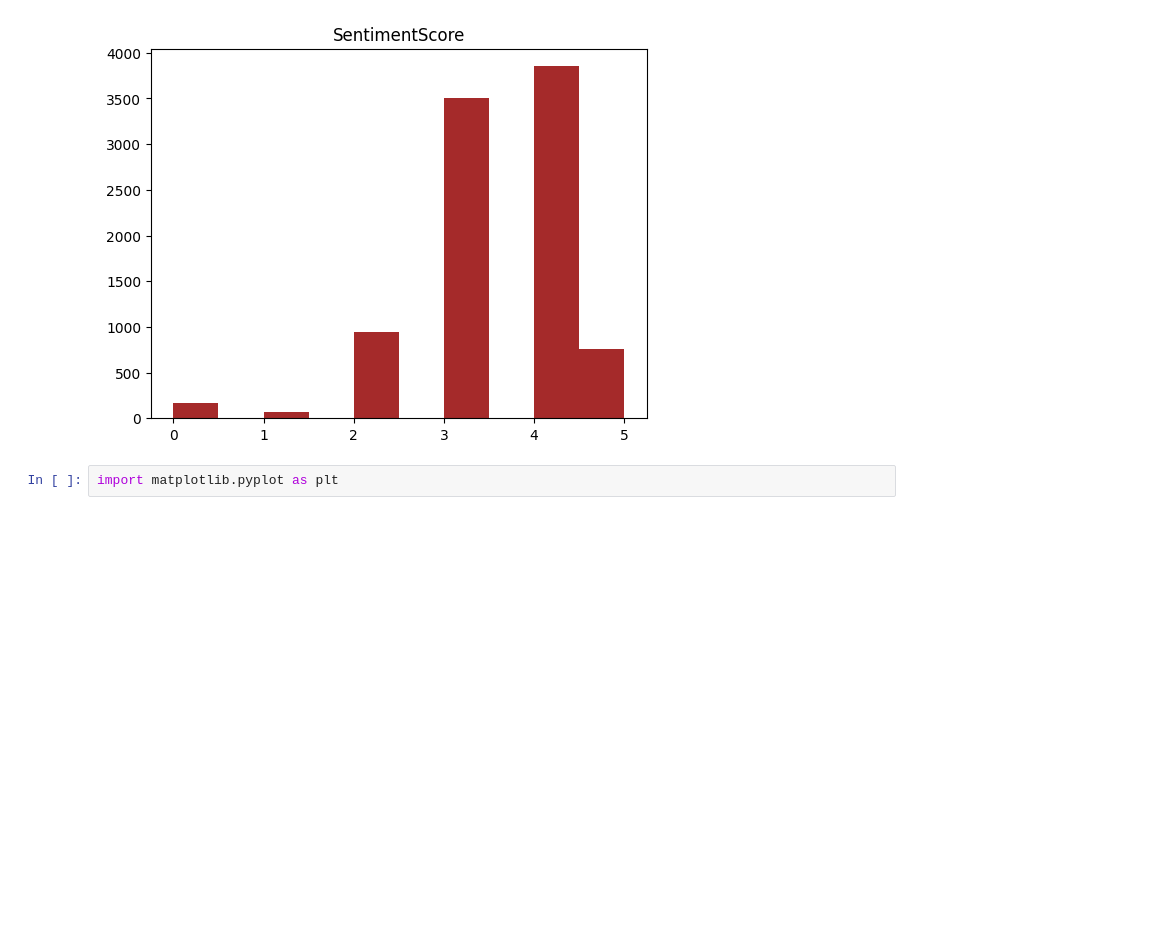
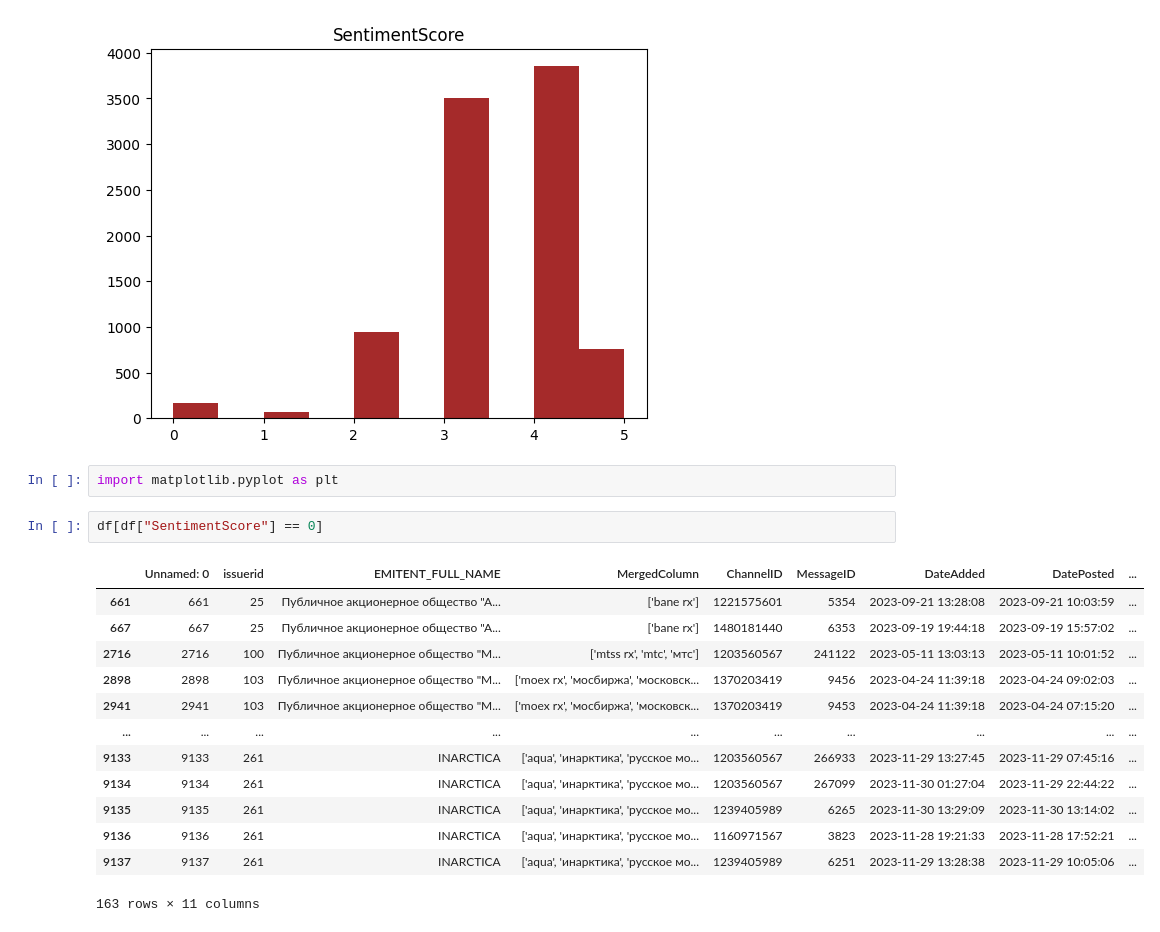
Before and after one commit to RekziP/Gagarin-hakaton, a Jupyter notebook: Alexey/first check.ipynb, the cells around one changed output. Saved outputs shown, nothing was run; the diff lists cells and outputs as text; blank space fills up the shorter version.

```diff
--- a/Alexey/first check.ipynb
+++ b/Alexey/first check.ipynb
@@ -447,3 +447,19 @@ plt.show()
 [figure]
 # %%
 import matplotlib.pyplot as plt
+# %%
+df[df["SentimentScore"] == 0]
+# %% [output]
+|  | Unnamed: 0 | issuerid | EMITENT_FULL_NAME | MergedColumn | ChannelID | MessageID | DateAdded | DatePosted | ... |
+| 661 | 661 | 25 | Публичное акционерное общество "А... | ['bane rx'] | 1221575601 | 5354 | 2023-09-21 13:28:08 | 2023-09-21 10:03:59 | ... |
+| 667 | 667 | 25 | Публичное акционерное общество "А... | ['bane rx'] | 1480181440 | 6353 | 2023-09-19 19:44:18 | 2023-09-19 15:57:02 | ... |
+| 2716 | 2716 | 100 | Публичное акционерное общество "М... | ['mtss rx', 'mtc', 'мтс'] | 1203560567 | 241122 | 2023-05-11 13:03:13 | 2023-05-11 10:01:52 | ... |
+| 2898 | 2898 | 103 | Публичное акционерное общество "М... | ['moex rx', 'мосбиржа', 'московск... | 1370203419 | 9456 | 2023-04-24 11:39:18 | 2023-04-24 09:02:03 | ... |
+| 2941 | 2941 | 103 | Публичное акционерное общество "М... | ['moex rx', 'мосбиржа', 'московск... | 1370203419 | 9453 | 2023-04-24 11:39:18 | 2023-04-24 07:15:20 | ... |
+| ... | ... | ... | ... | ... | ... | ... | ... | ... | ... |
+| 9133 | 9133 | 261 | INARCTICA | ['aqua', 'инарктика', 'русское мо... | 1203560567 | 266933 | 2023-11-29 13:27:45 | 2023-11-29 07:45:16 | ... |
+| 9134 | 9134 | 261 | INARCTICA | ['aqua', 'инарктика', 'русское мо... | 1203560567 | 267099 | 2023-11-30 01:27:04 | 2023-11-29 22:44:22 | ... |
+| 9135 | 9135 | 261 | INARCTICA | ['aqua', 'инарктика', 'русское мо... | 1239405989 | 6265 | 2023-11-30 13:29:09 | 2023-11-30 13:14:02 | ... |
+| 9136 | 9136 | 261 | INARCTICA | ['aqua', 'инарктика', 'русское мо... | 1160971567 | 3823 | 2023-11-28 19:21:33 | 2023-11-28 17:52:21 | ... |
+| 9137 | 9137 | 261 | INARCTICA | ['aqua', 'инарктика', 'русское мо... | 1239405989 | 6251 | 2023-11-29 13:28:38 | 2023-11-29 10:05:06 | ... |
+163 rows × 11 columns
```
Also changed, not shown: parts of 6 cells of this notebook, 5 other files.
